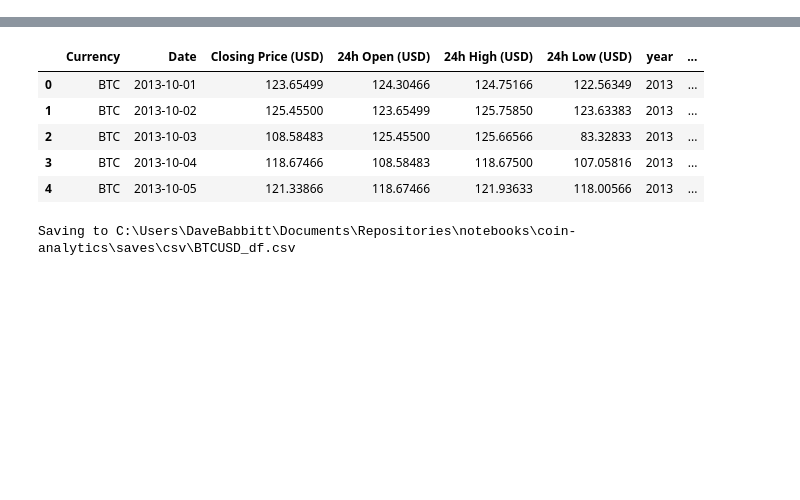
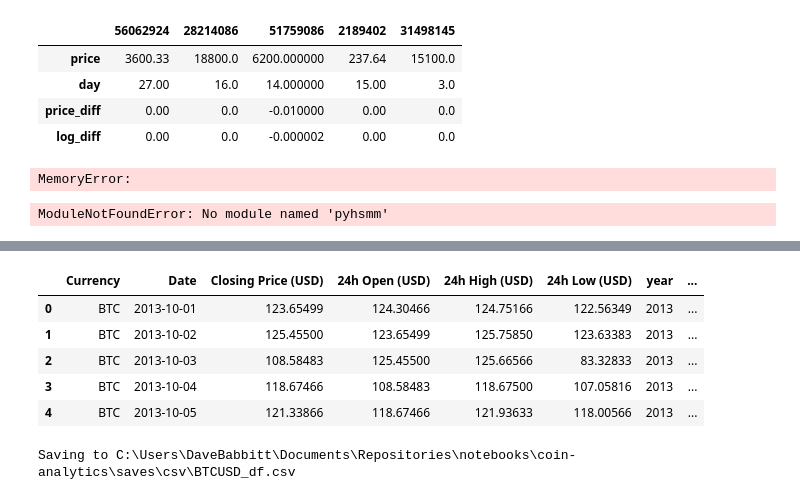
Before and after one commit to dbabbitt/notebooks, a Jupyter notebook: coin-analytics/ipynb/Saving at Coinbase.ipynb, the cells around one changed output, grey strips where cells are left out. Cells and saved outputs as stored; diff of their text form; code cells hidden in the pictures; blank space fills up the shorter version.

```diff
--- a/coin-analytics/ipynb/Saving at Coinbase.ipynb
+++ b/coin-analytics/ipynb/Saving at Coinbase.ipynb
@@ -2,3 +2,21 @@
 
 %run ../../load_magic/storage
 s = Storage()
+# %%
+
+%matplotlib inline
+import random
+import matplotlib.pyplot as plt
+from sklearn.cluster import DBSCAN
+
+coinbaseUSD_df = s.load_csv('coinbaseUSD_df')
+numerics_list = ['price', 'year', 'month', 'day', 'week_day', 'log_price', 'price_diff', 'log_diff']
+columns_list = random.sample(numerics_list, 4)
+df = coinbaseUSD_df[columns_list].dropna()
+df.sample(5).T
+# %% [output]
+|  | 56062924 | 28214086 | 51759086 | 2189402 | 31498145 |
+| price | 3600.33 | 18800.0 | 6200.000000 | 237.64 | 15100.0 |
+| day | 27.00 | 16.0 | 14.000000 | 15.00 | 3.0 |
+| price_diff | 0.00 | 0.0 | -0.010000 | 0.00 | 0.0 |
+| log_diff | 0.00 | 0.0 | -0.000002 | 0.00 | 0.0 |
@@ -5,2 +31,16 @@ s = Storage()
+# %%
+
+from sklearn.cluster import DBSCAN
+
+# Compute DBSCAN
+db_DBSCAN = DBSCAN().fit(df_matrix)
+# %% [output]
+MemoryError:
+# %%
+
+column_list = ['days_from', 'price']
+line_2d = plt.plot(pca_project_data(coinbaseUSD_df[column_list].as_matrix(), 2))
+# %% [output]
+ModuleNotFoundError: No module named 'pyhsmm'
 # %%
 
```
Also changed, not shown: parts of 24 cells of this notebook, 13 other files.
